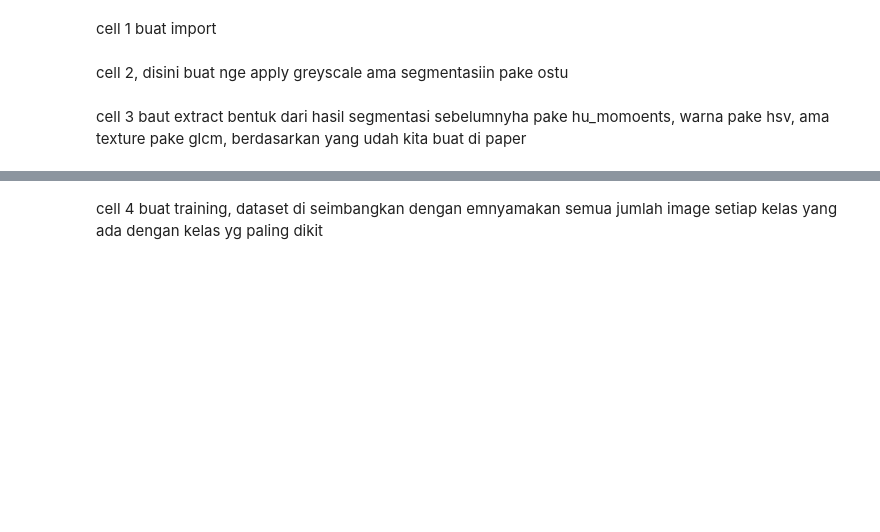
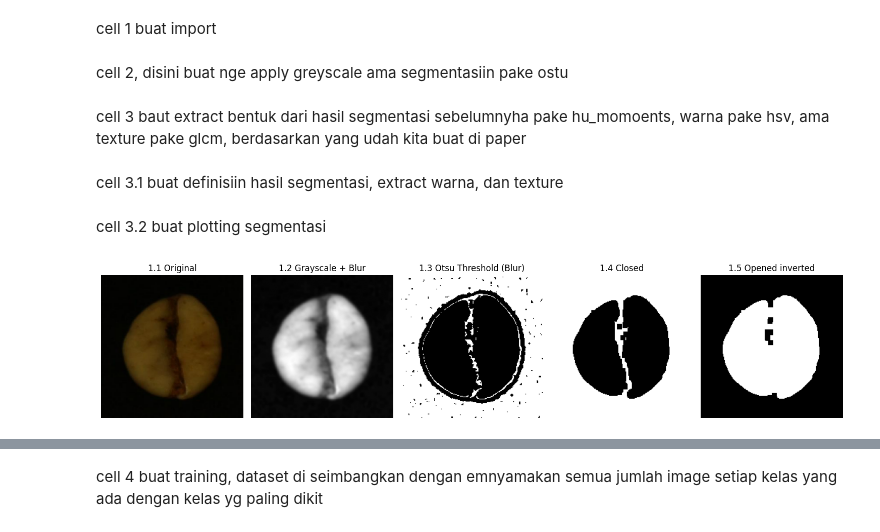
Before and after one commit to danaffani/PCD-Final-Kelompok, a Jupyter notebook: sc.ipynb, the cells around one changed output, grey strips where cells are left out. Drawn from its saved outputs; the diff is of its cells as text; code cells hidden in the pictures; blank space fills up the shorter version.

Commit message:
add plotting for each extraction

```diff
--- a/sc.ipynb
+++ b/sc.ipynb
@@ -59,0 +73,2 @@ def extract_features(img_path):
+# %% [markdown]
+cell 3.1 buat definisiin hasil segmentasi, extract warna, dan texture
@@ -59,0 +102,34 @@ def extract_features(img_path):
+# %% [markdown]
+cell 3.2 buat plotting segmentasi
+# %%
+plt.figure(figsize=(15, 5))
+
+plt.subplot(1, 5, 1)
+plt.imshow(cv2.cvtColor(resized, cv2.COLOR_BGR2RGB))
+plt.title("1.1 Original")
+plt.axis("off")
+
+plt.subplot(1, 5, 2)
+plt.imshow(gray_blur, cmap='gray')
+plt.title("1.2 Grayscale + Blur")
+plt.axis("off")
+
+plt.subplot(1, 5, 3)
+plt.imshow(otsu1, cmap='gray')
+plt.title("1.3 Otsu Threshold (Blur)")
+plt.axis("off")
+
+plt.subplot(1, 5, 4)
+plt.imshow(closed_blur, cmap='gray')
+plt.title("1.4 Closed")
+plt.axis("off")
+
+plt.subplot(1, 5, 5)
+plt.imshow(opened_blur, cmap='gray')
+plt.title("1.5 Opened inverted")
+plt.axis("off")
+
+plt.tight_layout()
+plt.show()
+# %% [output]
+[figure, added]
```
Also changed, not shown: parts of 19 cells of this notebook, 12 other files.
